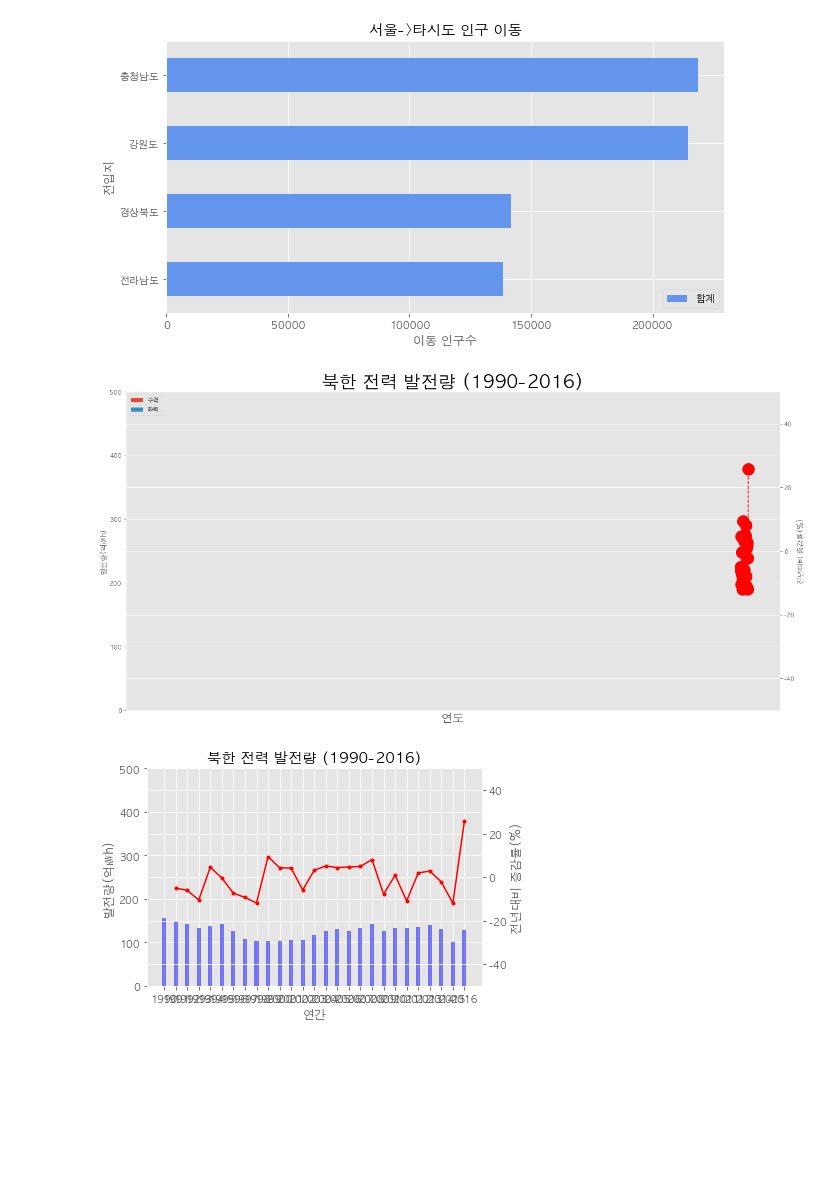
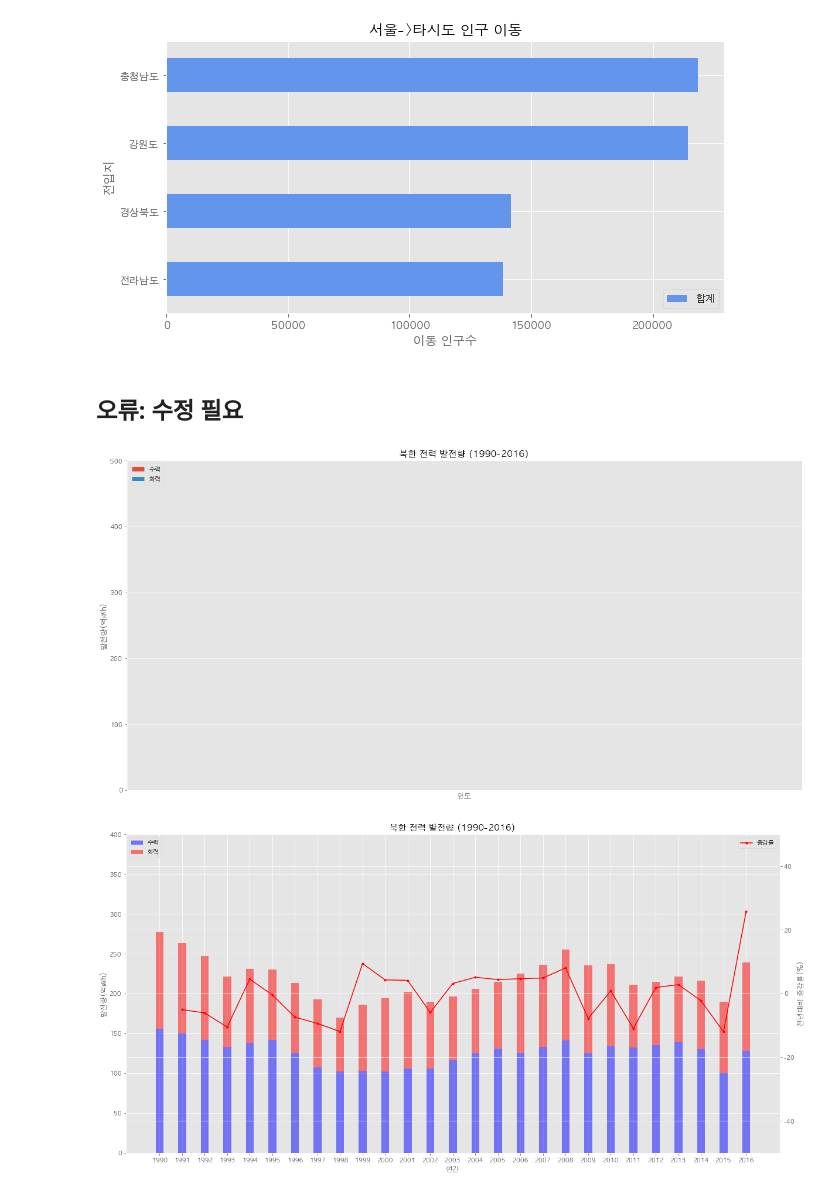
Before and after one commit to jazzAnnie/jazzAnnie.github.io, a Jupyter notebook: python/Pandas/part4.ipynb, the cells around one changed output. Cells and saved outputs as stored; diff of their text form; code cells hidden in the pictures; blank space fills up the shorter version.

```diff
--- a/python/Pandas/part4.ipynb
+++ b/python/Pandas/part4.ipynb
@@ -483,6 +483,8 @@ plt.xlabel('이동 인구수')
 plt.show()
 # %% [output]
 [figure]
+# %% [markdown]
+## 오류: 수정 필요
 # %%
 from matplotlib import rc
 rc('font', family='AppleGothic')
@@ -504,61 +506,69 @@ df['증감률'] = ((df['총발전량'] / df['총발전량 - 1년']) - 1) * 100
 
 # 2축 그래프 그리기
 ax1 = df[['수력','화력']].plot(kind='bar', figsize=(20,10), width=0.7, stacked=True)
-ax2 = ax1.twinx()
-ax2.plot(df.index, df['증감률'], linestyle='--', marker='o', markersize=20,
-        color='red', label='전년대비 증감률(%)')
+# ax2 = ax1.twinx()
+# ax2.plot(df.index, df['증감률'], linestyle='--', marker='o', markersize=20,
+#         color='red', label='전년대비 증감률(%)')
 
 ax1.set_xlim(len(df.index))
 ax1.set_ylim(0, 500)
-ax2.set_xlim(len(df.index))
-ax2.set_ylim(-50, 50)
+# ax2.set_xlim(len(df.index))
+# ax2.set_ylim(-50, 50)
 
 
-ax1.set_xlabel('연도', size=20)
+ax1.set_xlabel('연도')
 ax1.set_ylabel('발전량(억㎾h)')
-ax2.set_ylabel('전년대비 증감률(%)')
+# ax2.set_ylabel('전년대비 증감률(%)')
 
-plt.title('북한 전력 발전량 (1990-2016)', size=30)
+plt.title('북한 전력 발전량 (1990-2016)')
 ax1.legend(loc='upper left')
 
 plt.show()
 # %% [output]
-[figure, old version]
+[figure, new version]
 # %%
 # 완성된 그래프는 아래와 같이 깔끔하게 보고서에 적용할 수 있는 모양으로 만들어 낼 수 있다. 더 다양한 그래프를 그리기 위해 참고 할 만한 사이트는 다음과 같다.
 
 # http://matplotlib.org/users/screenshots.html
 
 
 # 기본 Bar Chart 예제 2 ..................
 import numpy as np
 import matplotlib.pyplot as plt
+import numpy as array
 
 y1_value = df['수력']
+y11_value = df['화력']
 x_name= df.index
 n_groups = len(x_name)
 
 index = np.arange(n_groups)
 bar_width = 0.35
 opacity = 0.5
 
-plt.bar(index, y1_value, bar_width,
-        tick_label=x_name, align='center',
-        alpha=opacity, color='b', label='rainfall')
+plt.figure(figsize=(20,10))
+plt.bar(index, y1_value, bar_width, tick_label=x_name, align='center',
+        alpha=opacity, color='b', label='수력')
+# 누적 막대 그래프를 그리려면 bottom을 아래 값을로 지정해 준다.
+plt.bar(index, y11_value, bar_width, tick_label=x_name, align='center',
+        alpha=opacity, color='r', label='화력', bottom=y1_value)
 
 plt.xlabel('연간')
 plt.ylabel('발전량(억㎾h)')
-plt.title('북한 전력 발전량 (1990-2016)')
 plt.xlim( -1, n_groups)
-plt.ylim( 0, 500)
+plt.ylim( 0, 400)
+plt.legend(loc='upper left')
 
 # twin axis ....
 plt.twinx()
 y2_value = df['증감률']
 plt.plot(index, y2_value, 'r.-')
 plt.ylabel('전년대비 증감률(%)')
 plt.ylim(-50, 50)
 
+plt.title('북한 전력 발전량 (1990-2016)')
+plt.legend(loc='upper right')
+
 plt.show()
 # %% [output]
-[figure, old version]
+[figure, new version]
```
Also changed, not shown: parts of 24 cells of this notebook.
